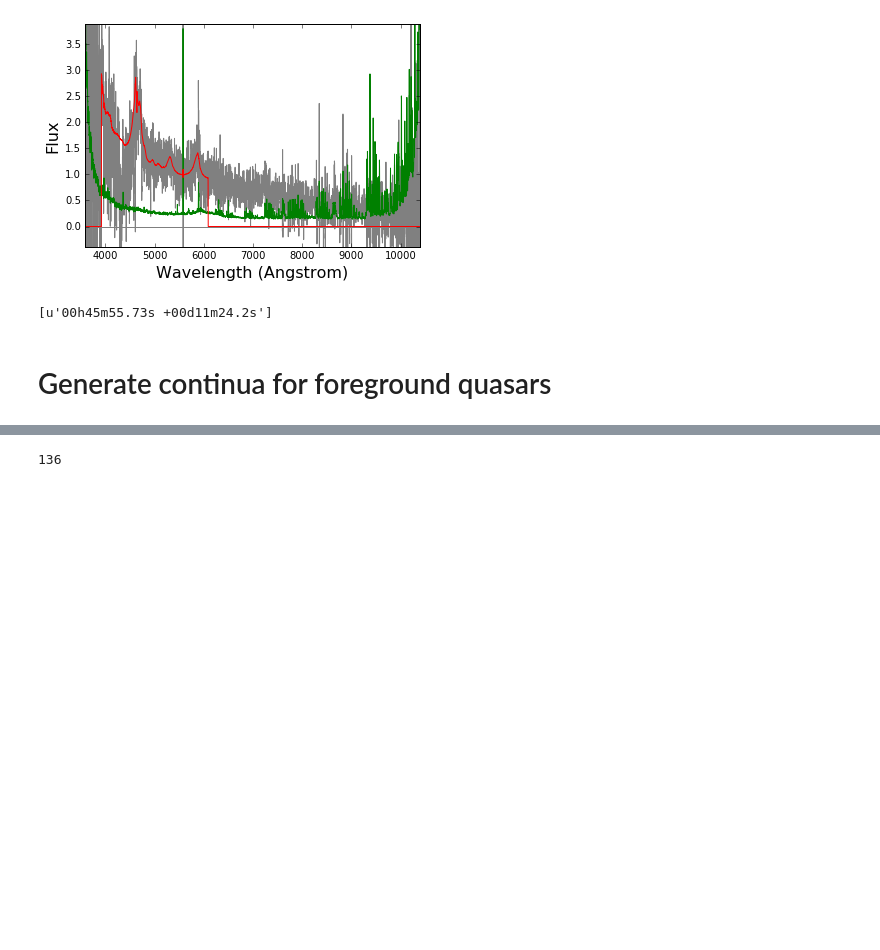
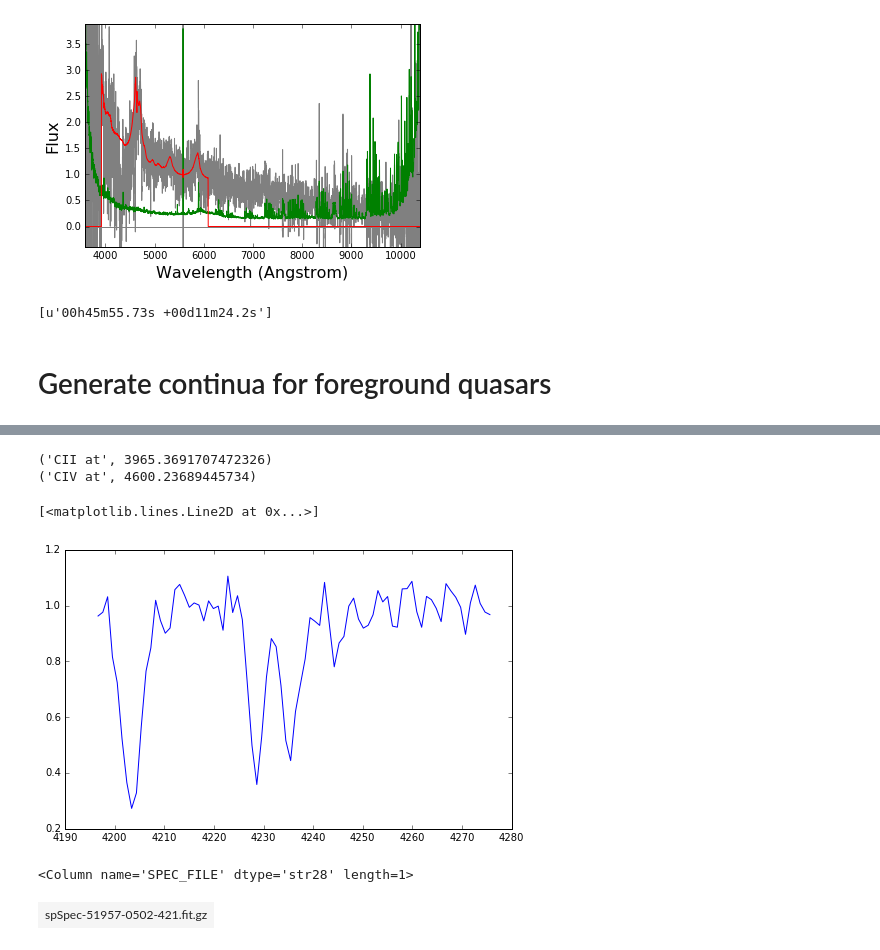
Before and after one commit to qsopairs/papers, a Jupyter notebook: QPQ9/Analysis/New_continua.ipynb, the cells around one changed output, grey strips where cells are left out. Cells and saved outputs as stored; diff of their text form; code cells hidden in the pictures; blank space fills up the shorter version.

```diff
--- a/QPQ9/Analysis/New_continua.ipynb
+++ b/QPQ9/Analysis/New_continua.ipynb
@@ -267,4 +272,62 @@ Fit continuum? y/n n
-# %%
-count_igmsp
-# %% [output]
-136
+# %%
+# for examining continua
+radec = '091551.72+011900.1'
+specs,metas = qpqsp.allspec_at_coord(radec,verbose=False)
+if metas is not None:
+    for ss,meta in enumerate(metas):
+        print('CII at',(1+meta['zem'][0])*1334.5323)
+        print('CIV at',(1+meta['zem'][0])*1548.195)
+        conti_path = '/Users/lwymarie/Dropbox/Marie_X/QPQ9/Continua/QPQ/'
+        ipos1 = meta['SPEC_FILE'][0].rfind('data/')+5
+        fileext = '.fits.gz'
+        ipos2 = meta['SPEC_FILE'][0].rfind(fileext)
+        if ipos2 == -1:
+            fileext = '.fit.gz'
+            ipos2 = meta['SPEC_FILE'][0].rfind(fileext)
+        if ipos2 == -1:
+            fileext = '.fits'
+            ipos2 = meta['SPEC_FILE'][0].rfind(fileext)
+        if ipos2 == -1: # filename not in standard format
+            pdb.set_trace()
+        cfil = conti_path + meta['SPEC_FILE'][0][ipos1:ipos2]+'_c'+fileext
+        print(cfil)
+        if os.path.isfile(cfil):
+            conti = fits.open(cfil)[0].data
+            specs[ss].co = conti
+        specs[ss].plot()
+
+specs,metas = igmsp.allspec_at_coord(radec,verbose=False)
+if metas is not None:
+    for ss,meta in enumerate(metas):
+        print('CII at',(1+meta['zem_GROUP'][0])*1334.5323)
+        print('CIV at',(1+meta['zem_GROUP'][0])*1548.195)
+        conti_path = '/Users/lwymarie/Dropbox/Marie_X/QPQ9/Continua/igmspec/'
+        ipos1 = 0
+        fileext = '.fit.gz'
+        ipos2 = meta['SPEC_FILE'][0].rfind(fileext)
+        if ipos2 == -1:
+            fileext = '.fits.gz'
+            ipos2 = meta['SPEC_FILE'][0].rfind(fileext)
+        if ipos2 == -1:
+            pdb.set_trace()
+        cfil = conti_path + meta['SPEC_FILE'][0][ipos1:ipos2]+'_c'+fileext
+        if os.path.isfile(cfil):
+            conti = fits.open(cfil)[0].data
+            specs[ss].co = conti
+        specs[ss].plot()
+# %% [output]
+('CII at', 3965.3691707472326)
+('CIV at', 4600.23689445734)
+# %%
+index = np.where(np.abs(specs[ss].wavelength - 4235.8*u.AA) < 40*u.AA)
+%matplotlib inline
+plt.figure(figsize=(8,5),dpi=1200)
+plt.plot(specs[ss].wavelength[index],specs[ss].flux[index]/conti[index])
+# %% [output]
+[<matplotlib.lines.Line2D at 0x...>]
+[figure, added]
+# %%
+metas[ss]['SPEC_FILE']
+# %% [output]
+<Column name='SPEC_FILE' dtype='str28' length=1>
+| spSpec-51957-0502-421.fit.gz |
```
Also changed, not shown: parts of 1 cell of this notebook, 8 other files.
